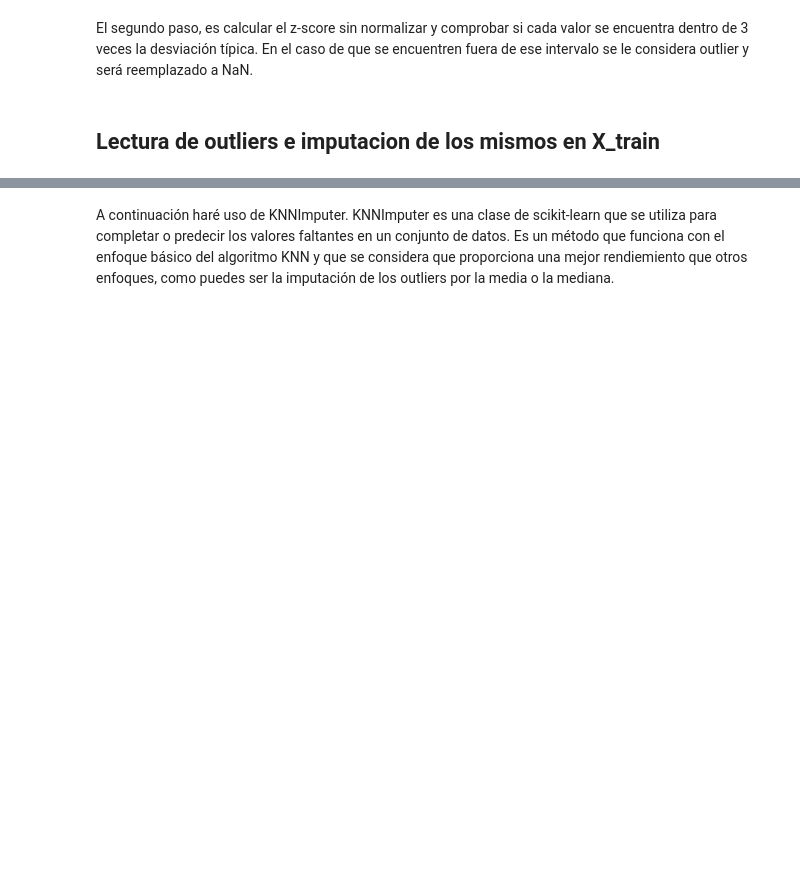
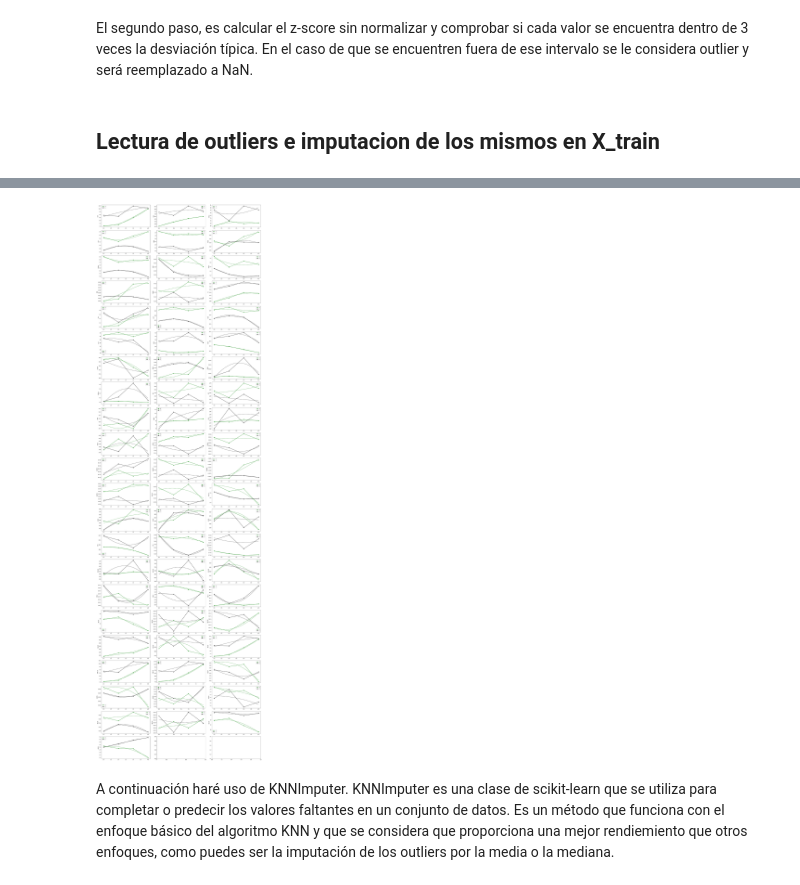
Before and after one commit to jorgealarconlucas/TFG, a Jupyter notebook: TFG.ipynb, the cells around one changed output, grey strips where cells are left out. Saved outputs shown, nothing was run; the diff lists cells and outputs as text; code cells hidden in the pictures; blank space fills up the shorter version.

```diff
--- a/TFG.ipynb
+++ b/TFG.ipynb
@@ -1151,3 +1003,44 @@ for index,value in enumerate (X_train.isnull().sum()):
+# %%
+#Vamos a comprobar el ajuste
+
+xx = np.linspace(1,4,255) #tengo que poner el mismo número de muestras que el dataframe de sanos_df para que la gráfica nueva que pinto
+                                #pueda superponerse.
+
+
+XX = np.vstack((np.ones(xx.shape),xx,xx**2)).T
+
+
+
+#Lo que hago es meter todo en una única linea:
+#XX_no_sanos.dot(lin_reg_model(revi,mean(no_sanos_df,'LEU')))
+# %%
+list_axes = []
+for j in range(22):
+    for i in range(3):
+        list_axes.append([j,i])
+
+#creamos lista de índices
+
+fig, axes = plt.subplots(22, 3, figsize=(24, 80)) #figsize = width x height
+
+for ii in range(len(list_axes)-2):
+    #print(list_axes[ii])
+    #print(feat_name[ii])
+
+    sanos_means,_ = mean_review(X_train[y_train==0],feat_name[ii])
+    no_sanos_means,_ = mean_review(X_train[y_train==1],feat_name[ii])
+    axes[list_axes[ii][0],list_axes[ii][1]].plot([1,2,3,4],sanos_means,'go-',label='0')
+    #sns.lineplot(ax=axes[list_axes[ii][0],list_axes[ii][1]],data=X_train[y_train==1], x="Revision",y=feat_name[ii], hue=y_train, palette=['red'],linewidth=2.5, ci=None, marker="o", markersize= 12)
+    axes[list_axes[ii][0],list_axes[ii][1]].plot(xx,XX.dot(lin_reg_model(revi,sanos_means)),'g--')
+    axes[list_axes[ii][0],list_axes[ii][1]].plot([1,2,3,4],no_sanos_means,'ko-',label='1')
+    #sns.lineplot(ax=axes[list_axes[ii][0],list_axes[ii][1]],data=X_train[y_train==0], x="Revision", y=feat_name[ii], hue=y_train,palette=['black'], linewidth=2.5, ci=None, marker="o", markersize= 12)
+    axes[list_axes[ii][0],list_axes[ii][1]].plot(xx,XX.dot(lin_reg_model(revi,no_sanos_means)),'k--')
+    axes[list_axes[ii][0],list_axes[ii][1]].legend()
+    axes[list_axes[ii][0],list_axes[ii][1]].set_ylabel(feat_name[ii])
+
+plt.tight_layout()
+# %% [output]
+[figure, added]
 # %% [markdown]
 A continuación haré uso de KNNImputer. KNNImputer es una clase de scikit-learn que se utiliza para completar o predecir los valores faltantes en un conjunto de datos. Es un método que funciona con el enfoque básico del algoritmo KNN y que se considera que proporciona una mejor rendiemiento que otros enfoques, como puedes ser la imputación de los outliers por la media o la mediana.
 # %% [markdown]
```
Also changed, not shown: parts of 30 cells of this notebook, 1 other file.
